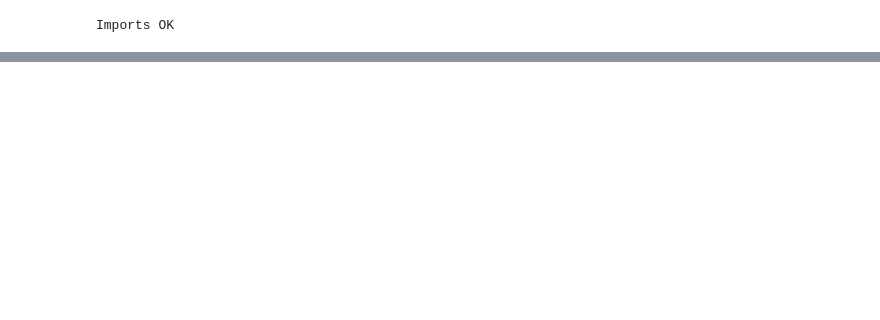
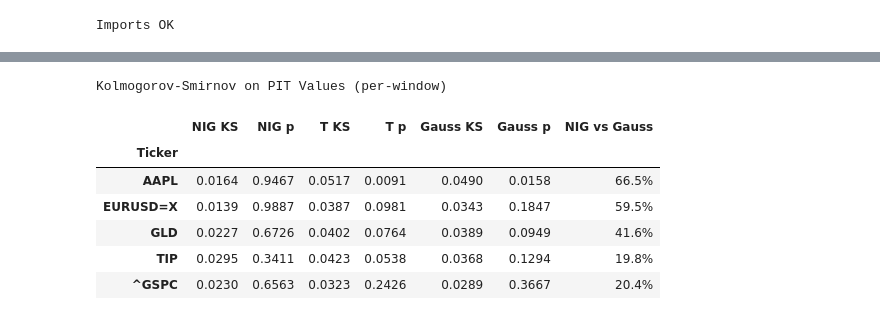
Before and after one commit to Amos-Anderson/arma-garch-beta-risk-model, a Jupyter notebook: notebooks/05_assessment.ipynb, the cells around one changed output, grey strips where cells are left out. Cells and saved outputs as stored; diff of their text form; code cells hidden in the pictures; blank space fills up the shorter version.

```diff
--- a/notebooks/05_assessment.ipynb
+++ b/notebooks/05_assessment.ipynb
@@ -195,0 +91,35 @@ relevant region for VaR and CVaR estimation.
+# %%
+# KS test on PIT values: NIG vs Student-T vs Gaussian
+
+ks_rows = []
+for ticker in TICKERS:
+    pit_n = pit_nig_df[ticker].dropna().values
+    pit_t = pit_t_df[ticker].dropna().values
+    pit_g = pit_gauss_df[ticker].dropna().values
+
+    ks_n = pit_ks_test(pit_n)
+    ks_t = pit_ks_test(pit_t)
+    ks_g = pit_ks_test(pit_g)
+
+    ks_nig_vs_gauss = (1 - ks_n["statistic"] / max(ks_g["statistic"], 1e-10)) * 100
+
+    ks_rows.append({
+        "Ticker": ticker,
+        "NIG KS": ks_n["statistic"], "NIG p": ks_n["pvalue"],
+        "T KS": ks_t["statistic"], "T p": ks_t["pvalue"],
+        "Gauss KS": ks_g["statistic"], "Gauss p": ks_g["pvalue"],
+        "NIG vs Gauss": f"{ks_nig_vs_gauss:.1f}%",
+    })
+
+ks_df = pd.DataFrame(ks_rows).set_index("Ticker")
+print("Kolmogorov-Smirnov on PIT Values (per-window)\n")
+display(ks_df)
+# %% [output]
+Kolmogorov-Smirnov on PIT Values (per-window)
+|  | NIG KS | NIG p | T KS | T p | Gauss KS | Gauss p | NIG vs Gauss |
+| Ticker |  |  |  |  |  |  |  |
+| AAPL | 0.0164 | 0.9467 | 0.0517 | 0.0091 | 0.0490 | 0.0158 | 66.5% |
+| EURUSD=X | 0.0139 | 0.9887 | 0.0387 | 0.0981 | 0.0343 | 0.1847 | 59.5% |
+| GLD | 0.0227 | 0.6726 | 0.0402 | 0.0764 | 0.0389 | 0.0949 | 41.6% |
+| TIP | 0.0295 | 0.3411 | 0.0423 | 0.0538 | 0.0368 | 0.1294 | 19.8% |
+| ^GSPC | 0.0230 | 0.6563 | 0.0323 | 0.2426 | 0.0289 | 0.3667 | 20.4% |
```
Also changed, not shown: parts of 23 cells of this notebook, 37 other files.
